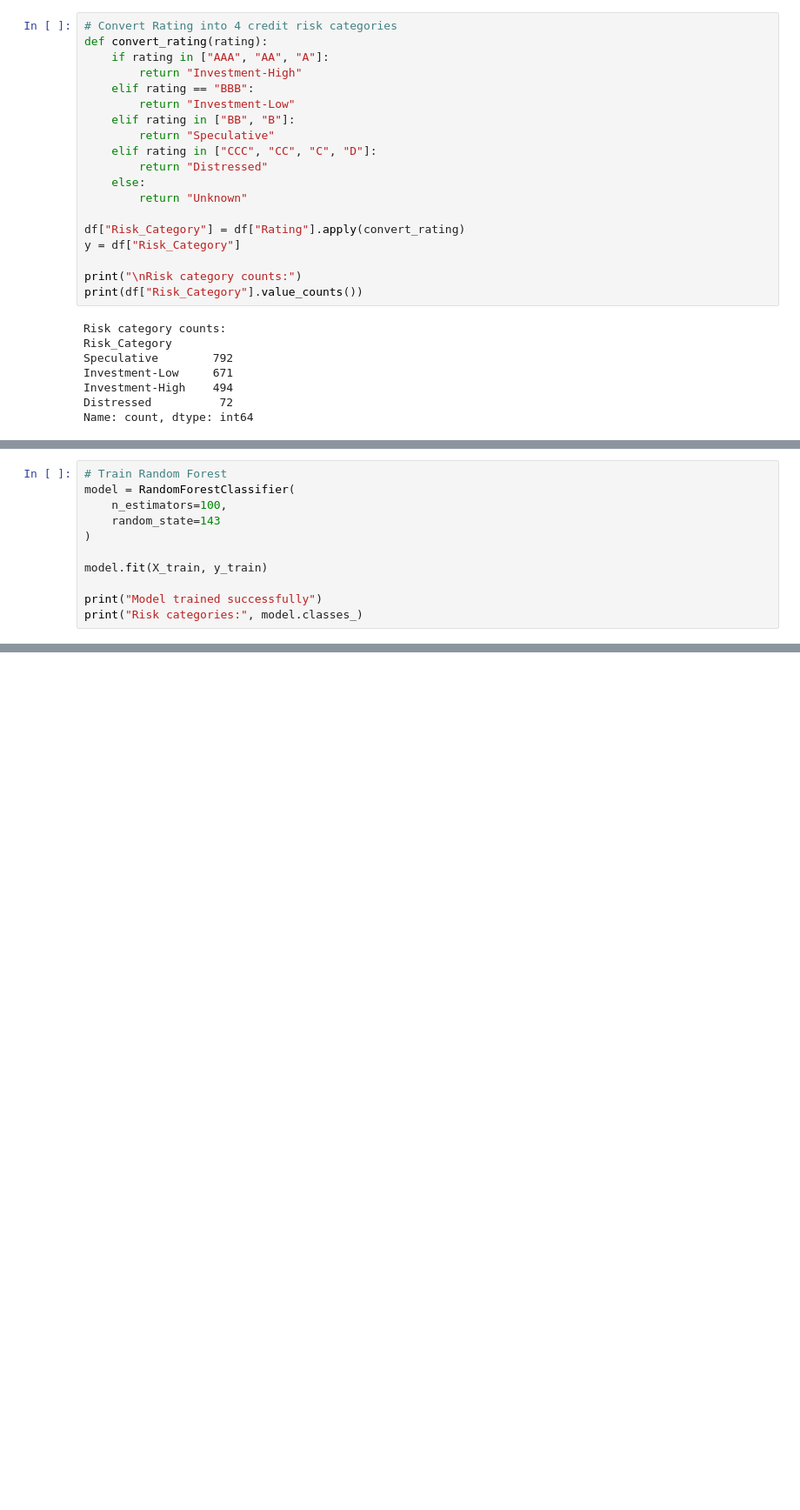
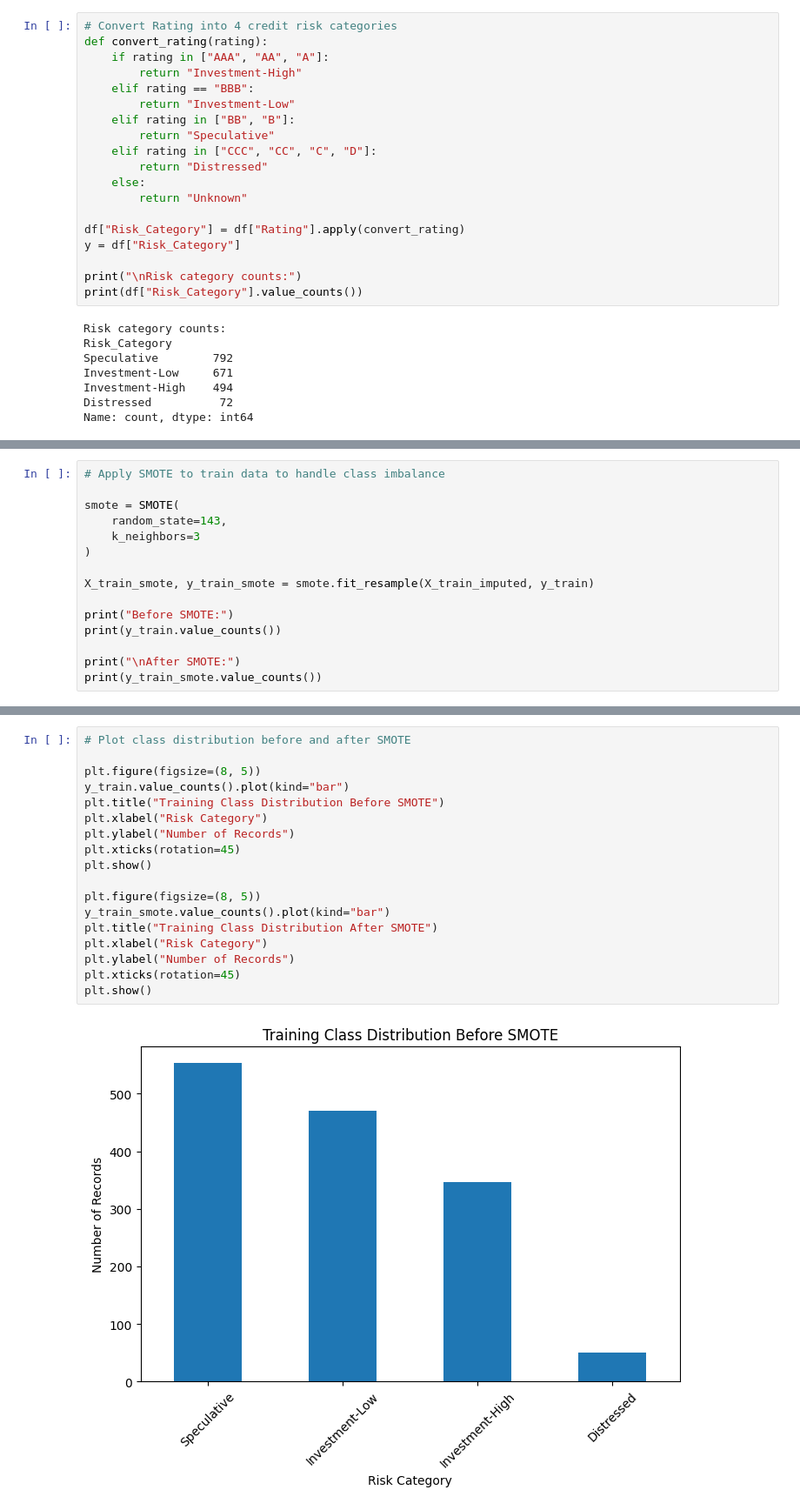
Before and after one commit to nicholas24042626/Credit-Risk-Analyzer, a Jupyter notebook: random_forest_credit_risk_notebook_with_SHAP.ipynb, the cells around one changed output, grey strips where cells are left out. Shown at 87% size. Drawn from its saved outputs; the diff is of its cells as text; blank space fills up the shorter version.

```diff
--- a/random_forest_credit_risk_notebook_with_SHAP.ipynb
+++ b/random_forest_credit_risk_notebook_with_SHAP.ipynb
@@ -124,11 +210,0 @@ X_train, X_test, y_train, y_test = train_test_split(
-# %%
-# Train Random Forest
-model = RandomForestClassifier(
-    n_estimators=100,
-    random_state=143
-)
-
-model.fit(X_train, y_train)
-
-print("Model trained successfully")
-print("Risk categories:", model.classes_)
@@ -137,0 +261,15 @@ Risk categories: ['Distressed' 'Investment-High' 'Investment-Low' 'Speculative']
+# %%
+# Apply SMOTE to train data to handle class imbalance
+
+smote = SMOTE(
+    random_state=143,
+    k_neighbors=3
+)
+
+X_train_smote, y_train_smote = smote.fit_resample(X_train_imputed, y_train)
+
+print("Before SMOTE:")
+print(y_train.value_counts())
+
+print("\nAfter SMOTE:")
+print(y_train_smote.value_counts())
@@ -137,0 +292,20 @@ Risk categories: ['Distressed' 'Investment-High' 'Investment-Low' 'Speculative']
+# %%
+# Plot class distribution before and after SMOTE
+
+plt.figure(figsize=(8, 5))
+y_train.value_counts().plot(kind="bar")
+plt.title("Training Class Distribution Before SMOTE")
+plt.xlabel("Risk Category")
+plt.ylabel("Number of Records")
+plt.xticks(rotation=45)
+plt.show()
+
+plt.figure(figsize=(8, 5))
+y_train_smote.value_counts().plot(kind="bar")
+plt.title("Training Class Distribution After SMOTE")
+plt.xlabel("Risk Category")
+plt.ylabel("Number of Records")
+plt.xticks(rotation=45)
+plt.show()
+# %% [output]
+[figure, added]
```
Also changed, not shown: parts of 28 cells of this notebook, 3 other files.
